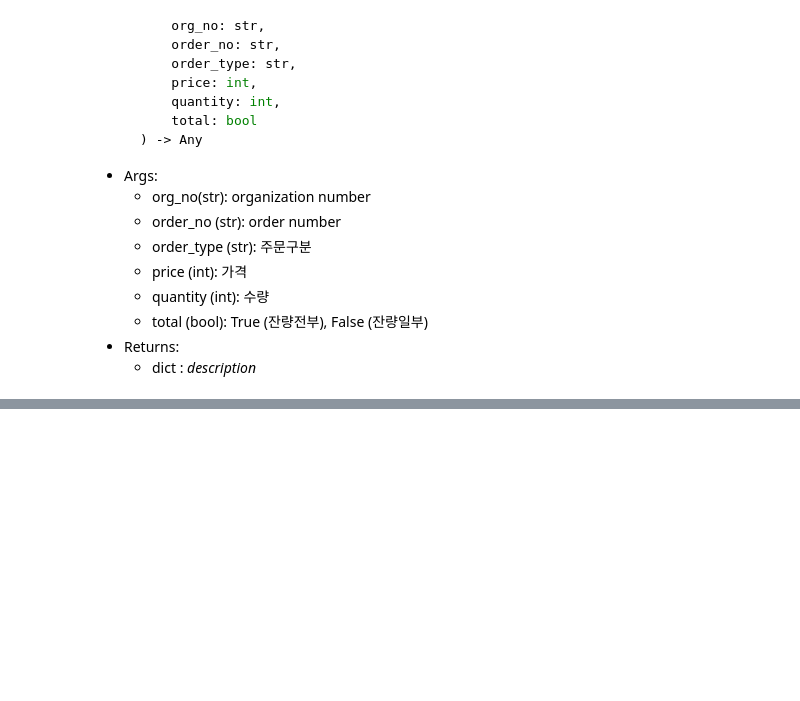
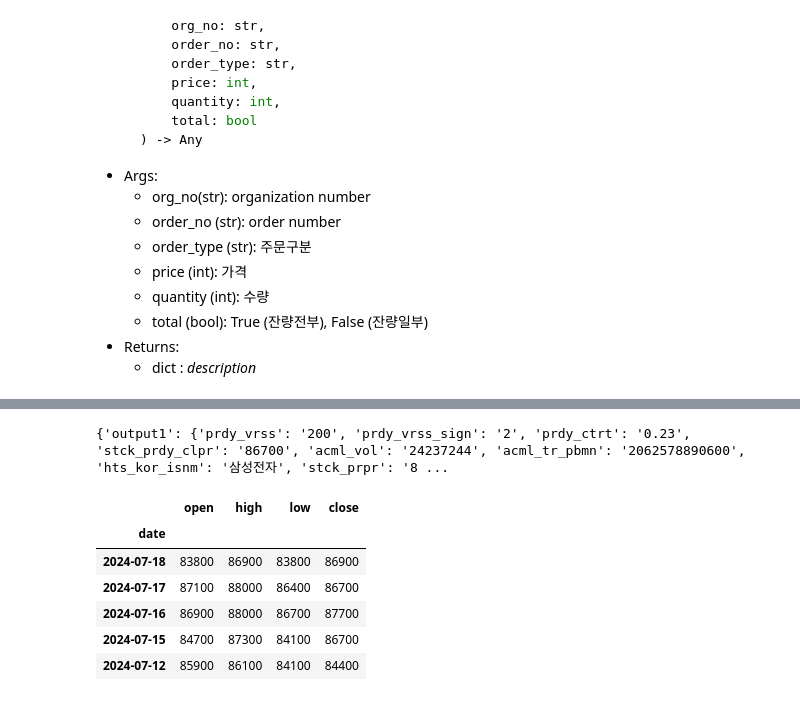
Before and after one commit to racheliee/crawling, a Jupyter notebook: kis-korea.ipynb, the cells around one changed output, grey strips where cells are left out. Saved outputs shown, nothing was run; the diff lists cells and outputs as text; code cells hidden in the pictures; blank space fills up the shorter version.

```diff
--- a/kis-korea.ipynb
+++ b/kis-korea.ipynb
@@ -315,0 +336,29 @@ print(partial_modify_order) # 주문 결과를 출력
+# %%
+day_candlestick = broker.fetch_ohlcv(
+    symbol="005930",
+    timeframe='D', # D: 일봉, W: 주봉, M: 월봉
+    adj_price=True
+)
+
+print(day_candlestick)
+# %% [output]
+{'output1': {'prdy_vrss': '200', 'prdy_vrss_sign': '2', 'prdy_ctrt': '0.23', 'stck_prdy_clpr': '86700', 'acml_vol': '24237244', 'acml_tr_pbmn': '2062578890600', 'hts_kor_isnm': '삼성전자', 'stck_prpr': '8 ...
+# %%
+import pandas as pd
+
+day_df = pd.DataFrame(day_candlestick['output2'])
+day_dt = pd.to_datetime(day_df['stck_bsop_date'], format="%Y%m%d")
+day_df.set_index(day_dt, inplace=True)
+day_df = day_df[['stck_oprc', 'stck_hgpr', 'stck_lwpr', 'stck_clpr']]
+day_df.columns = ['open', 'high', 'low', 'close']
+day_df.index.name = "date"
+
+day_df.head()
+# %% [output]
+|  | open | high | low | close |
+| date |  |  |  |  |
+| 2024-07-18 | 83800 | 86900 | 83800 | 86900 |
+| 2024-07-17 | 87100 | 88000 | 86400 | 86700 |
+| 2024-07-16 | 86900 | 88000 | 86700 | 87700 |
+| 2024-07-15 | 84700 | 87300 | 84100 | 86700 |
+| 2024-07-12 | 85900 | 86100 | 84100 | 84400 |
```
Also changed, not shown: parts of 8 cells of this notebook.
